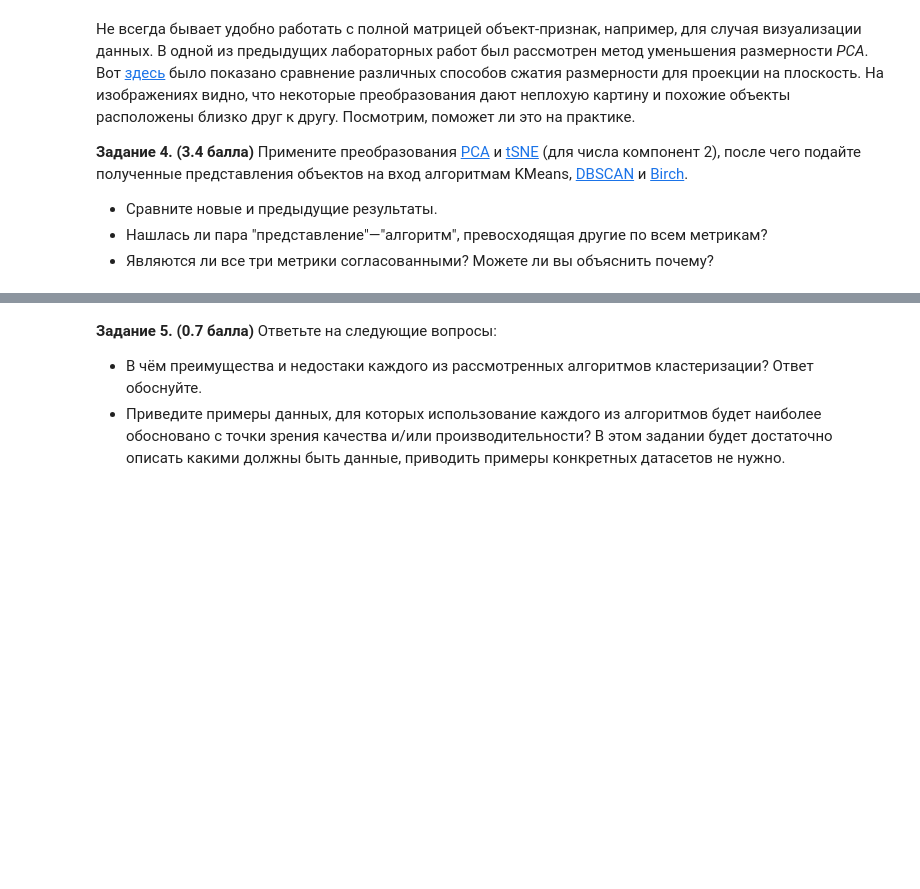
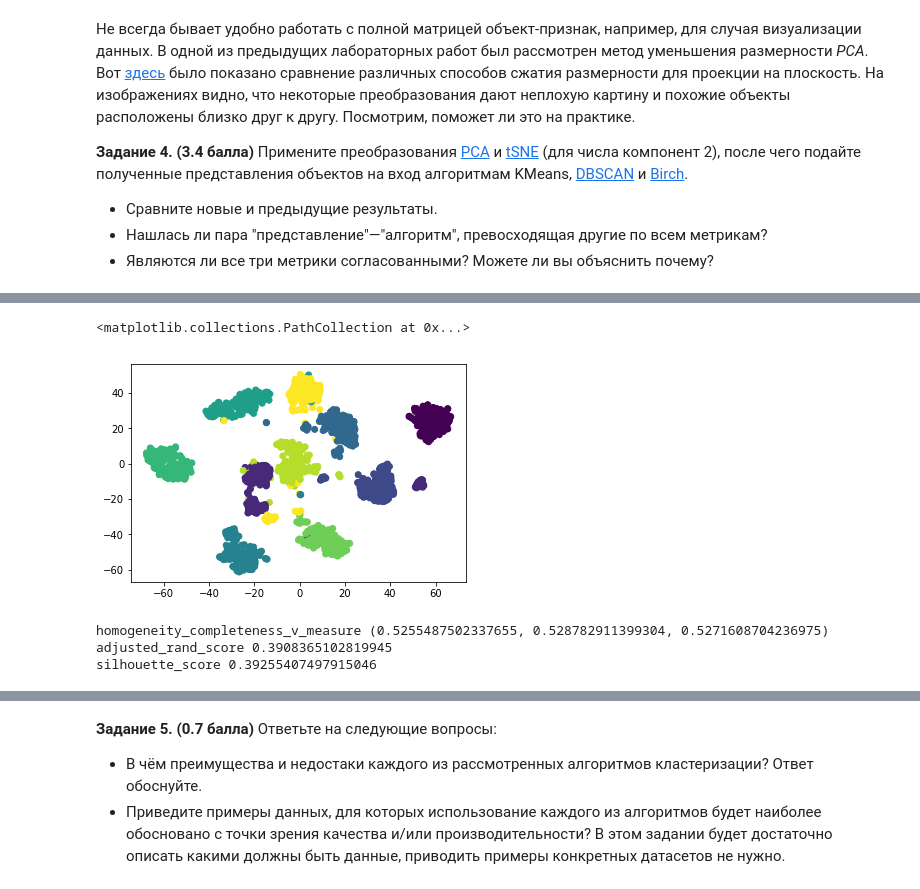
Before and after one commit to BNazh/shad2018, a Jupyter notebook: ML/hw3/Lab3_Unsupervised.ipynb, the cells around one changed output, grey strips where cells are left out. Cells and saved outputs as stored; diff of their text form; code cells hidden in the pictures; blank space fills up the shorter version.

```diff
--- a/ML/hw3/Lab3_Unsupervised.ipynb
+++ b/ML/hw3/Lab3_Unsupervised.ipynb
@@ -102,0 +164,15 @@ for im, ax in zip(centers, axes.reshape((-1, ))):
+# %%
+tsne_features = TSNE().fit_transform(X)
+# %%
+plt.scatter(tsne_features[:, 0], tsne_features[:, 1], c=y)
+# %% [output]
+<matplotlib.collections.PathCollection at 0x...>
+[figure, added]
+# %%
+km = KMeans(10)
+km_pca_pred = km.fit_predict(pca_features)
+print_metrics(km_pca_pred, pca_features)
+# %% [output]
+homogeneity_completeness_v_measure (0.5255487502337655, 0.528782911399304, 0.5271608704236975)
+adjusted_rand_score 0.3908365102819945
+silhouette_score 0.39255407497915046
```
Also changed, not shown: parts of 22 cells of this notebook.
